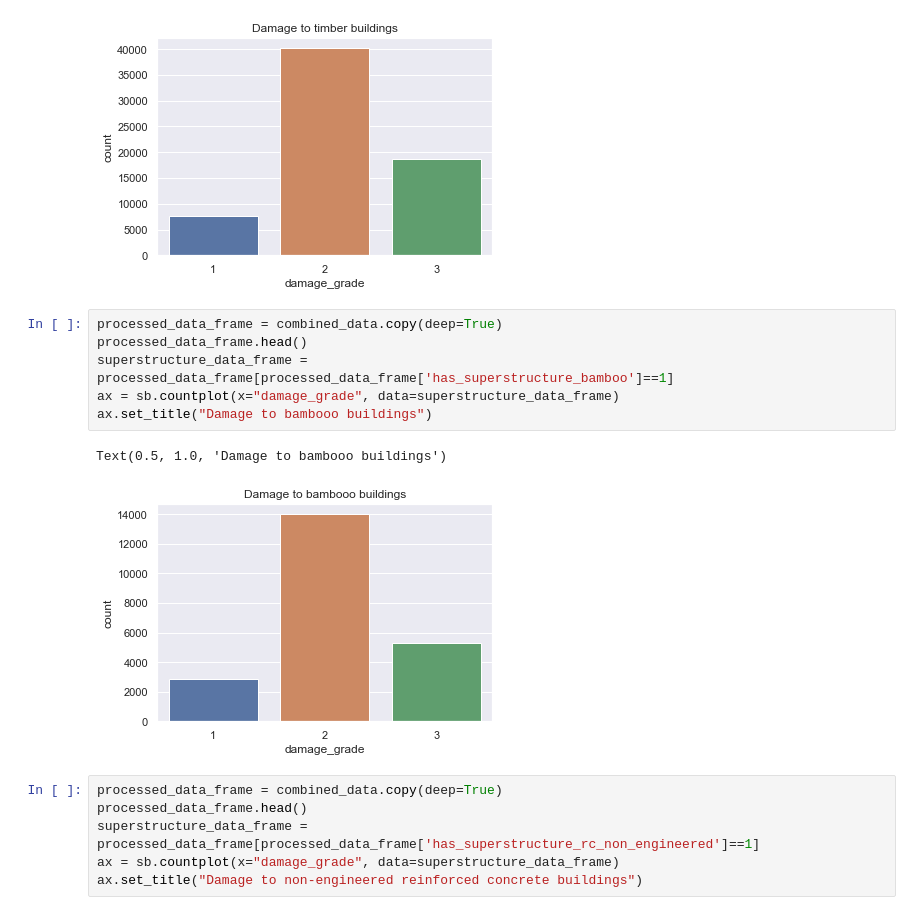
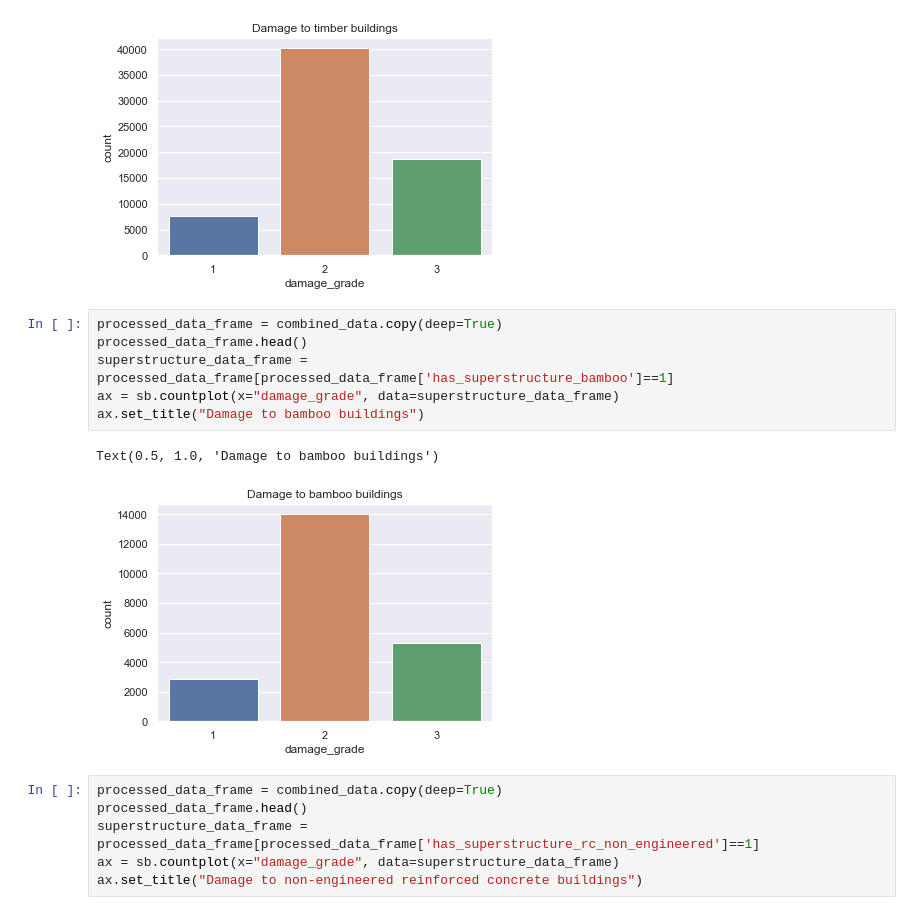
Before and after one commit to jshah39/DataSci, a Jupyter notebook: src/earthquake_elijah.ipynb, the cells around one changed output. Drawn from its saved outputs; the diff is of its cells as text.

```diff
--- a/src/earthquake_elijah.ipynb
+++ b/src/earthquake_elijah.ipynb
@@ -220,12 +222,12 @@ Text(0.5, 1.0, 'Damage to timber buildings')
 # %%
 processed_data_frame = combined_data.copy(deep=True)
 processed_data_frame.head()
 superstructure_data_frame = processed_data_frame[processed_data_frame['has_superstructure_bamboo']==1]
 ax = sb.countplot(x="damage_grade", data=superstructure_data_frame)
-ax.set_title("Damage to bambooo buildings")
+ax.set_title("Damage to bamboo buildings")
 # %% [output]
-Text(0.5, 1.0, 'Damage to bambooo buildings')
+Text(0.5, 1.0, 'Damage to bamboo buildings')
-[figure, old version]
+[figure, new version]
 # %%
 processed_data_frame = combined_data.copy(deep=True)
 processed_data_frame.head()
```
Also changed, not shown: parts of 11 cells of this notebook.
